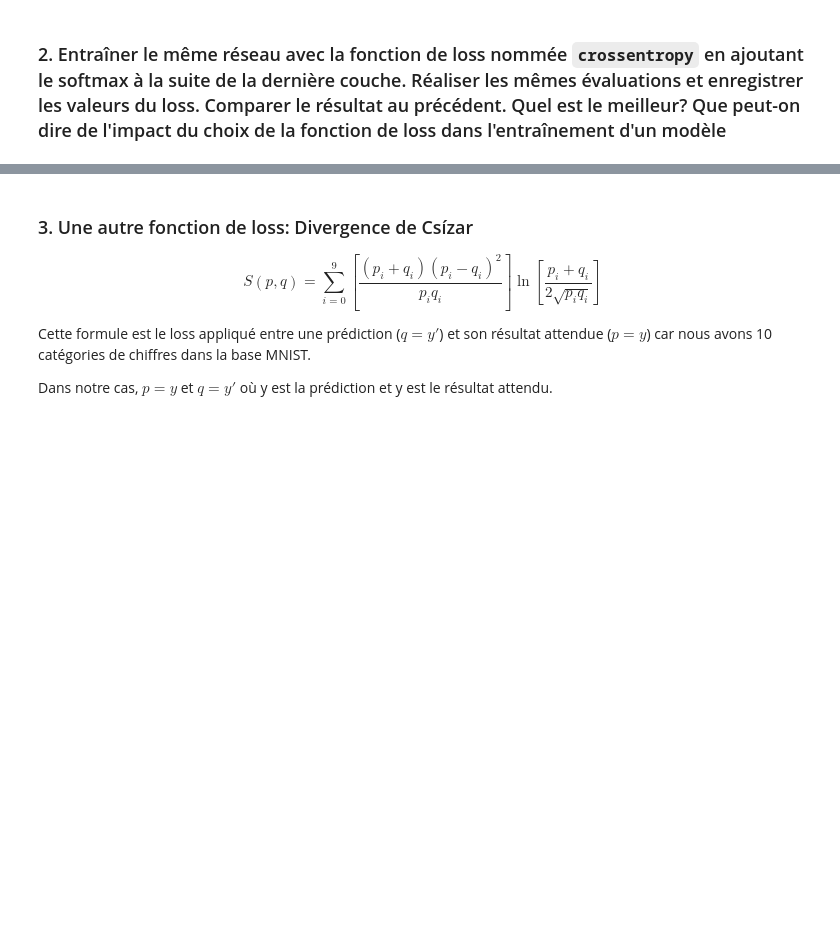
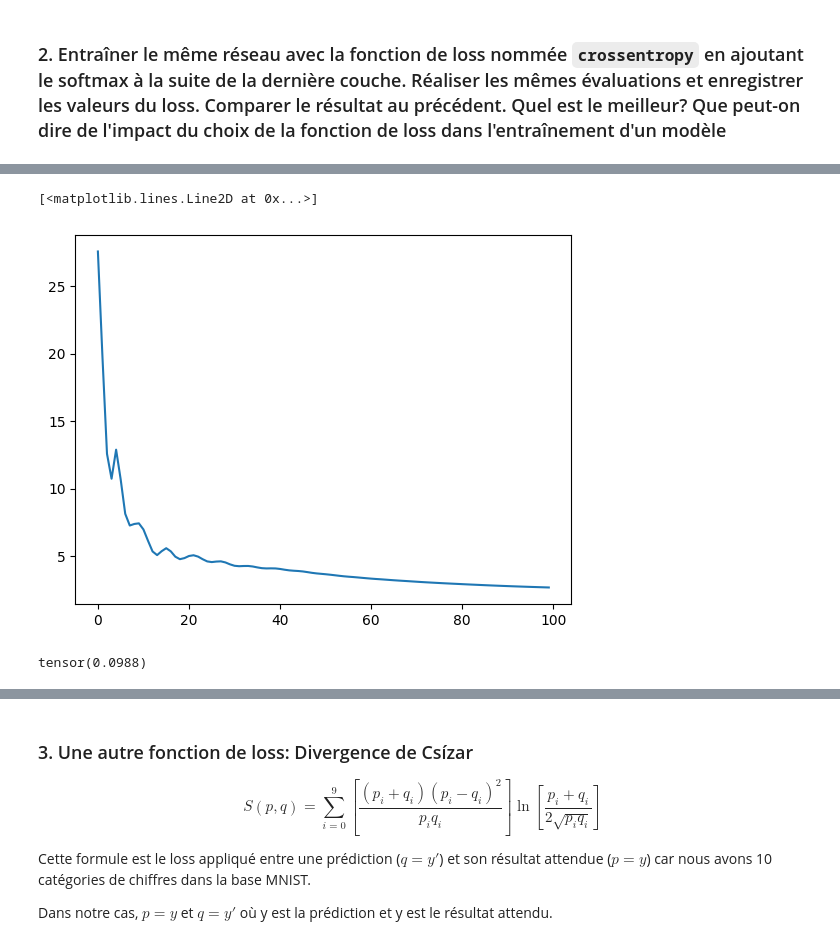
Before and after one commit to valy18/PROJET2, a Jupyter notebook: devoir2_theorie_24[1].ipynb, the cells around one changed output, grey strips where cells are left out. Saved outputs shown, nothing was run; the diff lists cells and outputs as text; code cells hidden in the pictures; blank space fills up the shorter version.

```diff
--- a/devoir2_theorie_24[1].ipynb
+++ b/devoir2_theorie_24[1].ipynb
@@ -484,0 +668,15 @@ from torch import nn
+# %%
+import matplotlib.pyplot as plt
+plt.plot(mseloss)
+# %% [output]
+[<matplotlib.lines.Line2D at 0x...>]
+[figure, added]
+# %%
+def mesure_perf_pyTorch(model, xt, yt):
+    xt = torch.tensor(xt, dtype=torch.float)
+    yt = torch.tensor(yt, dtype=torch.long).squeeze()
+    yp = model(xt)
+    return (yt.float() == torch.argmax(yp, dim=1).reshape((-1,1)).float()).float().mean()
+mesure_perf_pyTorch(model1, xt, yt)
+# %% [output]
+tensor(0.0988)
```
Also changed, not shown: parts of 35 cells of this notebook, 8 other files.
